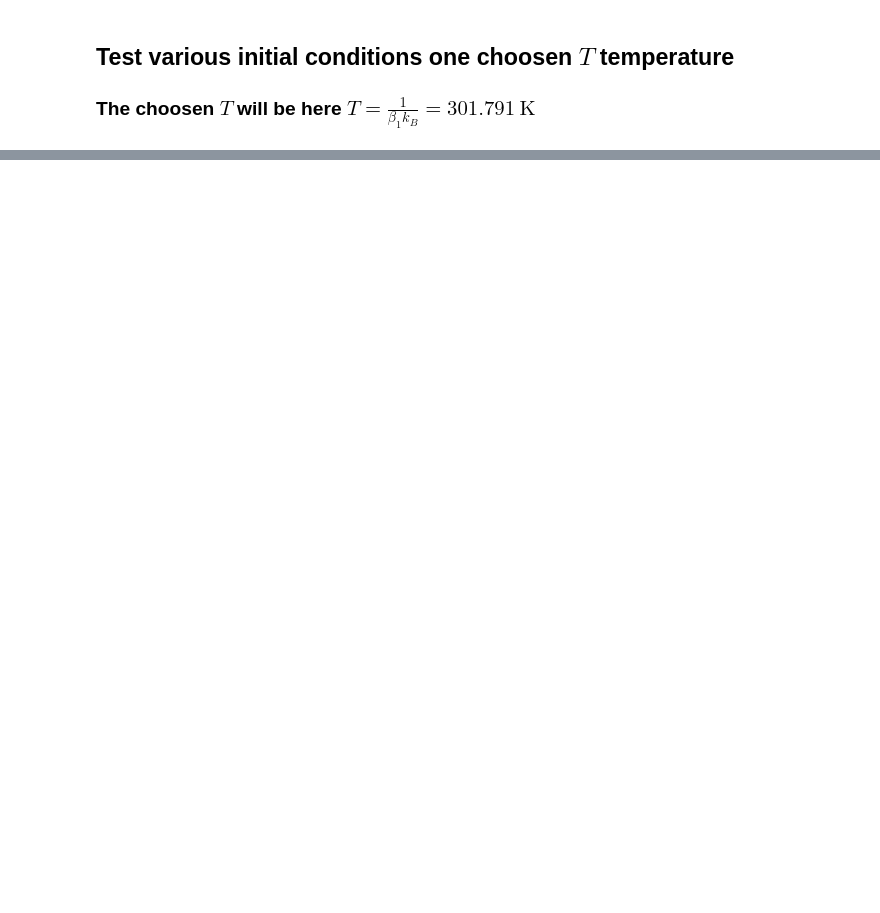
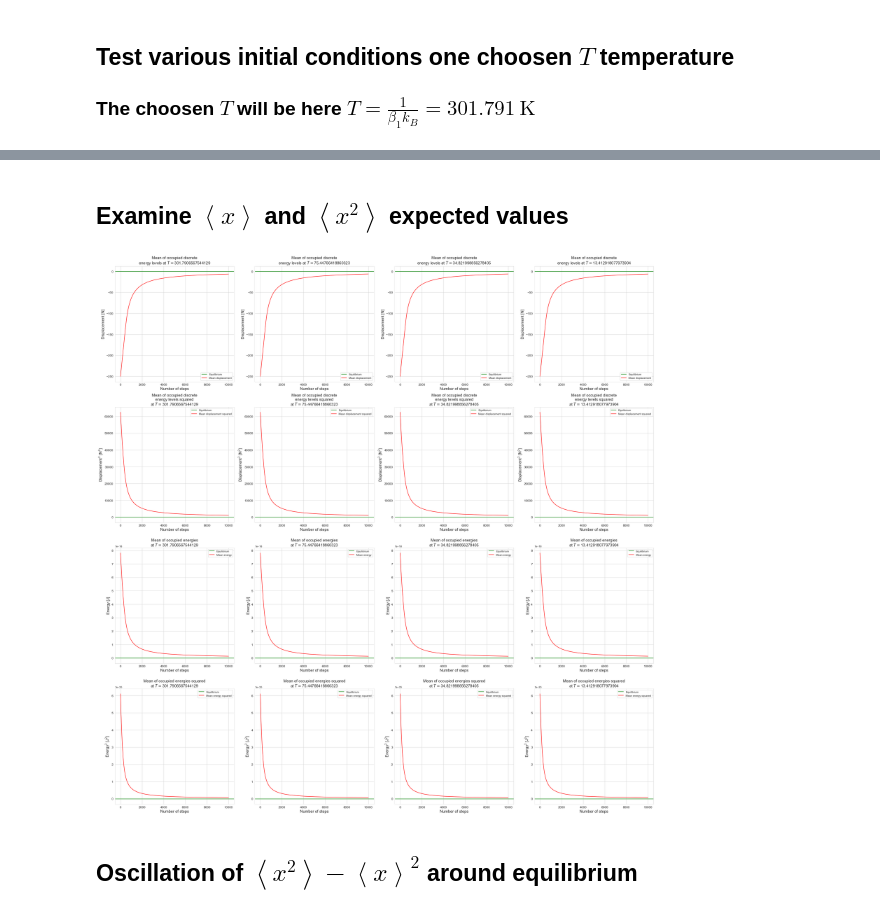
Before and after one commit to masterdesky/ELTE-stochastic-processes-2019, a Jupyter notebook: Lecture 4/Stochastic processes 4..ipynb, the cells around one changed output, grey strips where cells are left out. Drawn from its saved outputs; the diff is of its cells as text; code cells hidden in the pictures; blank space fills up the shorter version.

Commit message:
completed oscillation analysis

```diff
--- a/Lecture 4/Stochastic processes 4..ipynb
+++ b/Lecture 4/Stochastic processes 4..ipynb
@@ -209,7 +209,7 @@ plt.show()
 
 ### The choosen $T$ will be here $T = \frac{1}{\beta_{1} k_{B}} = 301.791\ \text{K}$
 # %%
-steps = 3000
+steps = 10000
 choosen_beta = beta_1
 
 # Dicts for storing the energy levels' indeces and actual energies for various betas
@@ -279,0 +280,2 @@ plt.show()
+# %% [markdown]
+## Examine $\left< x \right>$ and $\left< x^{2} \right>$ expected values
@@ -279,0 +344,69 @@ plt.show()
+# %%
+nrows = 4
+ncols = 4
+fig, axes = plt.subplots(nrows=nrows, ncols=ncols, figsize=(30,30))
+
+titlesize = 15
+axislabelsize = 15
+
+# Initialize graphs with equilibrium line and axis subtitles
+for i in range(0,nrows):
+    for j in range(0,ncols):
+        axes[i][j].axhline(y=0, color='green', label='Equilibrium')
+
+        axes[i][j].set_xlabel('Number of steps', fontsize=axislabelsize)
+
+        axes[i][j].tick_params(axis='both', which='major', labelsize=12)
+        axes[i][j].yaxis.get_offset_text().set_fontsize(10)
+
+# Mean of occupied discrete energy levels (this is the <x> expected value for displacement)
+
+for j in range(0,4):
+    axes[0][j].plot(step_indeces, means_levels_expected[str(j+1)],
+                    c='red', label='Mean displacement')
+    axes[0][j].set_title('Mean of occupied discrete\nenergy levels at $T = ${0}'.format(1 / (betas[str(j+1)] * k_B)),
+                         fontsize=titlesize)
+
+    axes[0][j].set_ylabel('Displacement [N]', fontsize=axislabelsize)
+
+# Mean of occupied discrete energy levels squared (this is the <x^2> expected value for displacement squared)
+for j in range(0,4):
+    axes[1][j].plot(step_indeces, means_levels_expected_squared[str(j+1)],
+                      c='red', label='Mean displacement squared')
+
+    axes[1][j].set_title('Mean of occupied discrete\nenergy levels squared\nat $T = ${0}'.format(1 / (betas[str(j+1)] * k_B)),
+                           fontsize=titlesize)
+
+    axes[1][j].set_ylabel('Displacement$^{2}$ [N$^{2}$]', fontsize=axislabelsize)
+
+# Mean of actual occupied energies
+for j in range(0,4):
+    axes[2][j].plot(step_indeces, means_energy_expected[str(j+1)],
+                      c='red', label='Mean energy')
+
+    axes[2][j].set_title('Mean of occupied energies\nat $T = ${0}'.format(1 / (betas[str(j+1)] * k_B)),
+                           fontsize=titlesize)
+
+    axes[2][j].set_ylabel('Energy [J]', fontsize=axislabelsize)
+
+# Mean of actual occupied energies squared
+for j in range(0,4):
+    axes[3][j].plot(step_indeces, means_energy_expected_squared[str(j+1)],
+                      c='red', label='Mean energy squared')
+
+    axes[3][j].set_title('Mean of occupied energies squared\nat $T = ${0}'.format(1 / (betas[str(j+1)] * k_B)),
+                           fontsize=titlesize)
+
+    axes[3][j].set_ylabel('Energy$^{2}$ [J$^{2}$]', fontsize=axislabelsize)
+
+# Add legends on graphs
+for i in range(0,nrows):
+    for j in range(0,ncols):
+        axes[i][j].legend(fontsize=10)
+
+fig.tight_layout()
+plt.show()
+# %% [output]
+[figure, added]
+# %% [markdown]
+## Oscillation of $\left< x^{2} \right> - \left< x \right>^{2}$ around equilibrium
```
Also changed, not shown: parts of 10 cells of this notebook.
